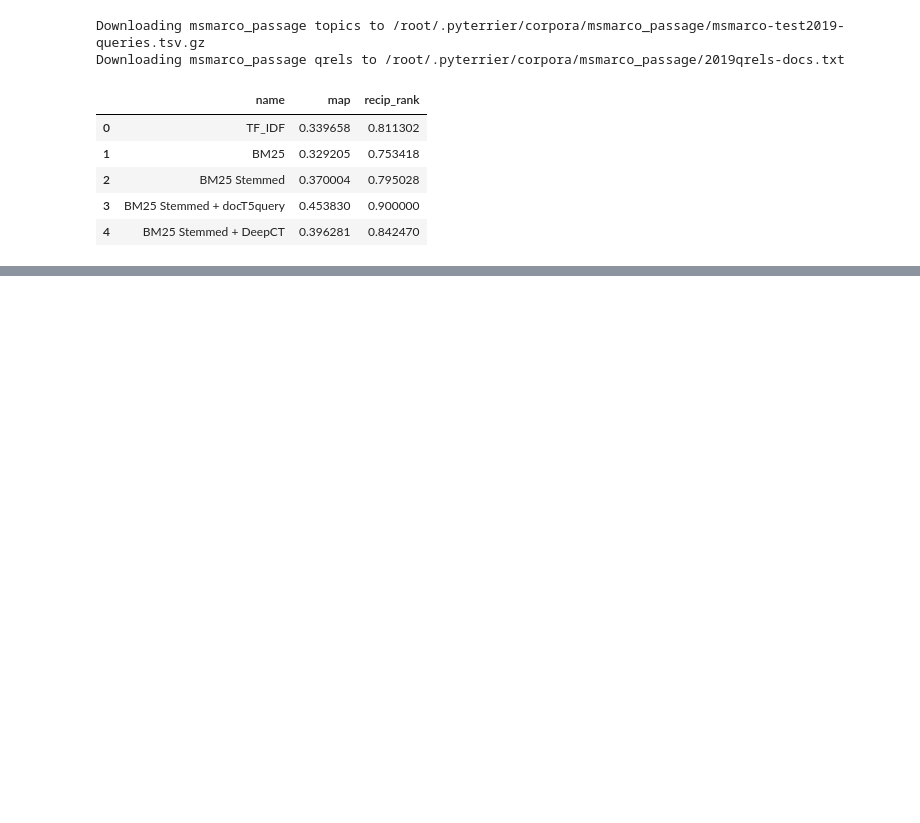
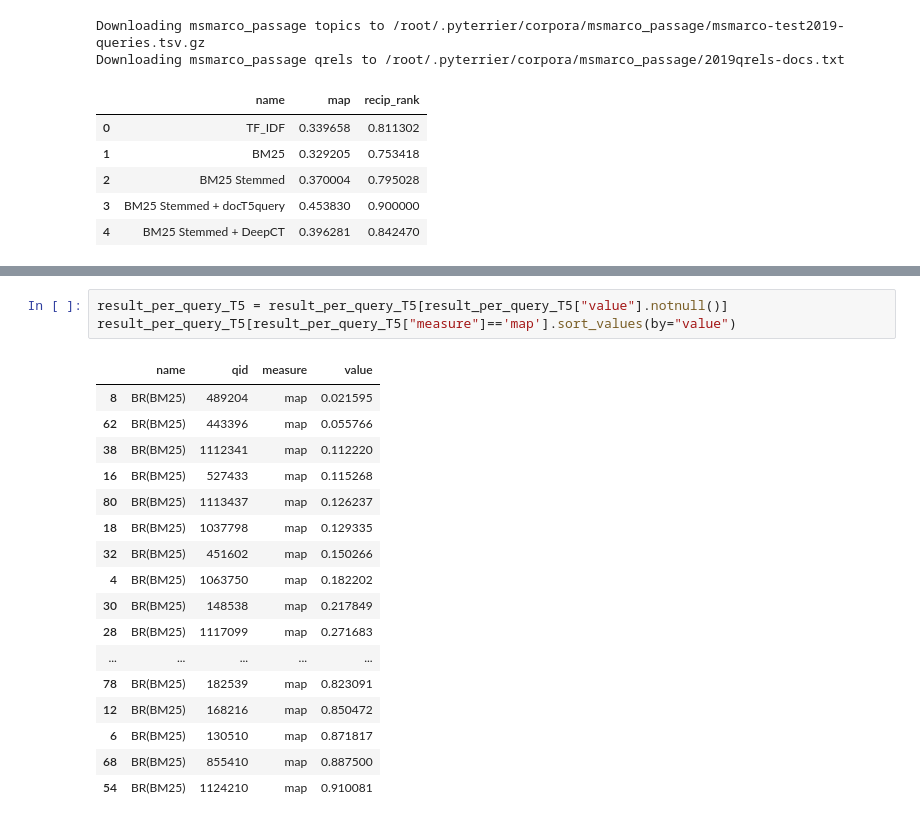
Before and after one commit to pkgamma/coreIR-improvements-exp, a Jupyter notebook: philip-code.ipynb, the cells around one changed output, grey strips where cells are left out. Saved outputs shown, nothing was run; the diff lists cells and outputs as text; blank space fills up the shorter version.

```diff
--- a/philip-code.ipynb
+++ b/philip-code.ipynb
@@ -133,3 +165,24 @@ Downloading msmarco_passage qrels to /root/.pyterrier/corpora/msmarco_passage/20
+# %%
+result_per_query_T5 = result_per_query_T5[result_per_query_T5["value"].notnull()]
+result_per_query_T5[result_per_query_T5["measure"]=='map'].sort_values(by="value")
+# %% [output]
+|  | name | qid | measure | value |
+| 8 | BR(BM25) | 489204 | map | 0.021595 |
+| 62 | BR(BM25) | 443396 | map | 0.055766 |
+| 38 | BR(BM25) | 1112341 | map | 0.112220 |
+| 16 | BR(BM25) | 527433 | map | 0.115268 |
+| 80 | BR(BM25) | 1113437 | map | 0.126237 |
+| 18 | BR(BM25) | 1037798 | map | 0.129335 |
+| 32 | BR(BM25) | 451602 | map | 0.150266 |
+| 4 | BR(BM25) | 1063750 | map | 0.182202 |
+| 30 | BR(BM25) | 148538 | map | 0.217849 |
+| 28 | BR(BM25) | 1117099 | map | 0.271683 |
+| ... | ... | ... | ... | ... |
+| 78 | BR(BM25) | 182539 | map | 0.823091 |
+| 12 | BR(BM25) | 168216 | map | 0.850472 |
+| 6 | BR(BM25) | 130510 | map | 0.871817 |
+| 68 | BR(BM25) | 855410 | map | 0.887500 |
+| 54 | BR(BM25) | 1124210 | map | 0.910081 |
 # %% [markdown]
 <a style='text-decoration:none;line-height:16px;display:flex;color:#5B5B62;padding:10px;justify-content:end;' href='https://deepnote.com?utm_source=created-in-deepnote-cell&projectId=eeb7fcb4-84cb-4f4a-9830-9d1fcbc47e1d' target="_blank">
 <img alt='Created in deepnote.com' style='display:inline;max-height:16px;margin:0px;margin-right:7.5px;' src='embedded-picture-1' > </img>
```
Also changed, not shown: parts of 7 cells of this notebook, 1 other file.
